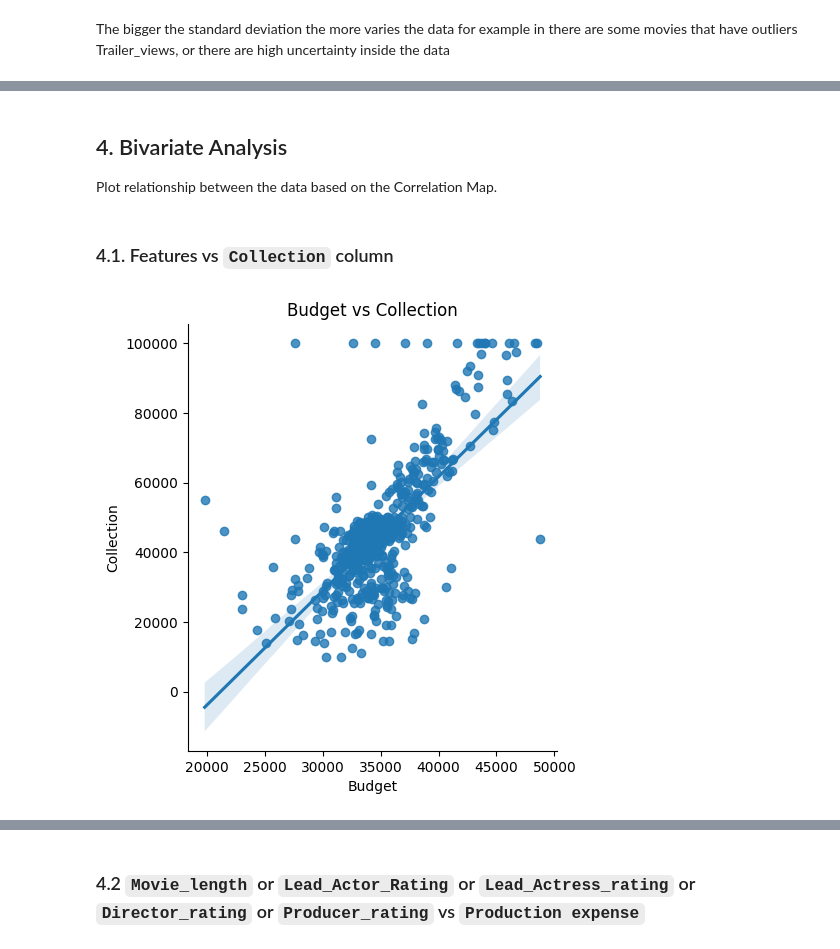
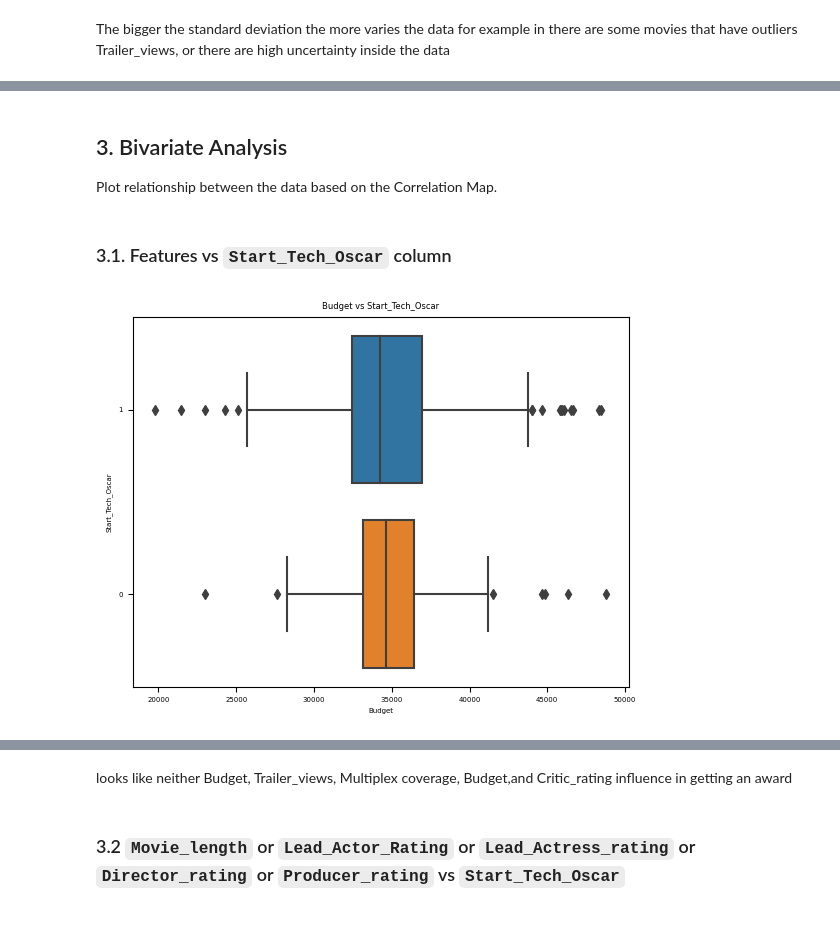
Before and after one commit to marcellinus-witarsah/movie-classification, a Jupyter notebook: notebooks/03-exploratory-data-analysis.ipynb, the cells around one changed output, grey strips where cells are left out. Cells and saved outputs as stored; diff of their text form; code cells hidden in the pictures; blank space fills up the shorter version.

```diff
--- a/notebooks/03-exploratory-data-analysis.ipynb
+++ b/notebooks/03-exploratory-data-analysis.ipynb
@@ -278,17 +252,17 @@ Same with `Num_multiplex` and `Movie_length`, `Lead_Actor_Rating`, `Lead_Actress
 # %% [markdown]
-## 4. Bivariate Analysis
+## 3. Bivariate Analysis
 Plot relationship between the data based on the Correlation Map.
 # %% [markdown]
-### 4.1. Features vs `Collection` column
+### 3.1. Features vs `Start_Tech_Oscar` column
 # %%
-def plot_correlation(data: pd.DataFrame, feature1: str, feature2: str, title: str):
-    sns.lmplot(data=data, x=feature1, y=feature2)
+def boxplot(data: pd.DataFrame, feature1: str, feature2: str, title: str):
+    sns.boxplot(data=data, x=feature1, y=feature2, orient="h")
     plt.title(title)
     plt.show()
 
-plot_correlation(data=df, feature1='Budget', feature2='Collection', title="Budget vs Collection")
-plot_correlation(data=df, feature1='Trailer_views', feature2='Collection', title="Trailer_Views vs Collection")
-plot_correlation(data=df, feature1='Multiplex coverage', feature2='Collection', title="Multiplex coverage vs Collection")
-plot_correlation(data=df, feature1='Critic_rating', feature2='Collection', title="Critic_rating vs Collection")
+boxplot(data=df, feature1='Budget', feature2='Start_Tech_Oscar', title="Budget vs Start_Tech_Oscar")
+boxplot(data=df, feature1='Trailer_views', feature2='Start_Tech_Oscar', title="Budget vs Start_Tech_Oscar")
+boxplot(data=df, feature1='Multiplex coverage', feature2='Start_Tech_Oscar', title="Budget vs Start_Tech_Oscar")
+boxplot(data=df, feature1='Critic_rating', feature2='Start_Tech_Oscar', title="Budget vs Start_Tech_Oscar")
 # %% [output]
-[figure, old version]
+[figure, new version]
@@ -298,3 +272,5 @@ plot_correlation(data=df, feature1='Critic_rating', feature2='Collection', title
+# %% [markdown]
+looks like neither Budget, Trailer_views, Multiplex coverage, Budget,and Critic_rating influence in getting an award
 # %% [markdown]
-### 4.2 `Movie_length` or `Lead_Actor_Rating` or `Lead_Actress_rating` or `Director_rating` or `Producer_rating` vs `Production expense`
+### 3.2 `Movie_length` or `Lead_Actor_Rating` or `Lead_Actress_rating` or `Director_rating` or `Producer_rating` vs `Start_Tech_Oscar`
 # %%
```
Also changed, not shown: parts of 17 cells of this notebook.
